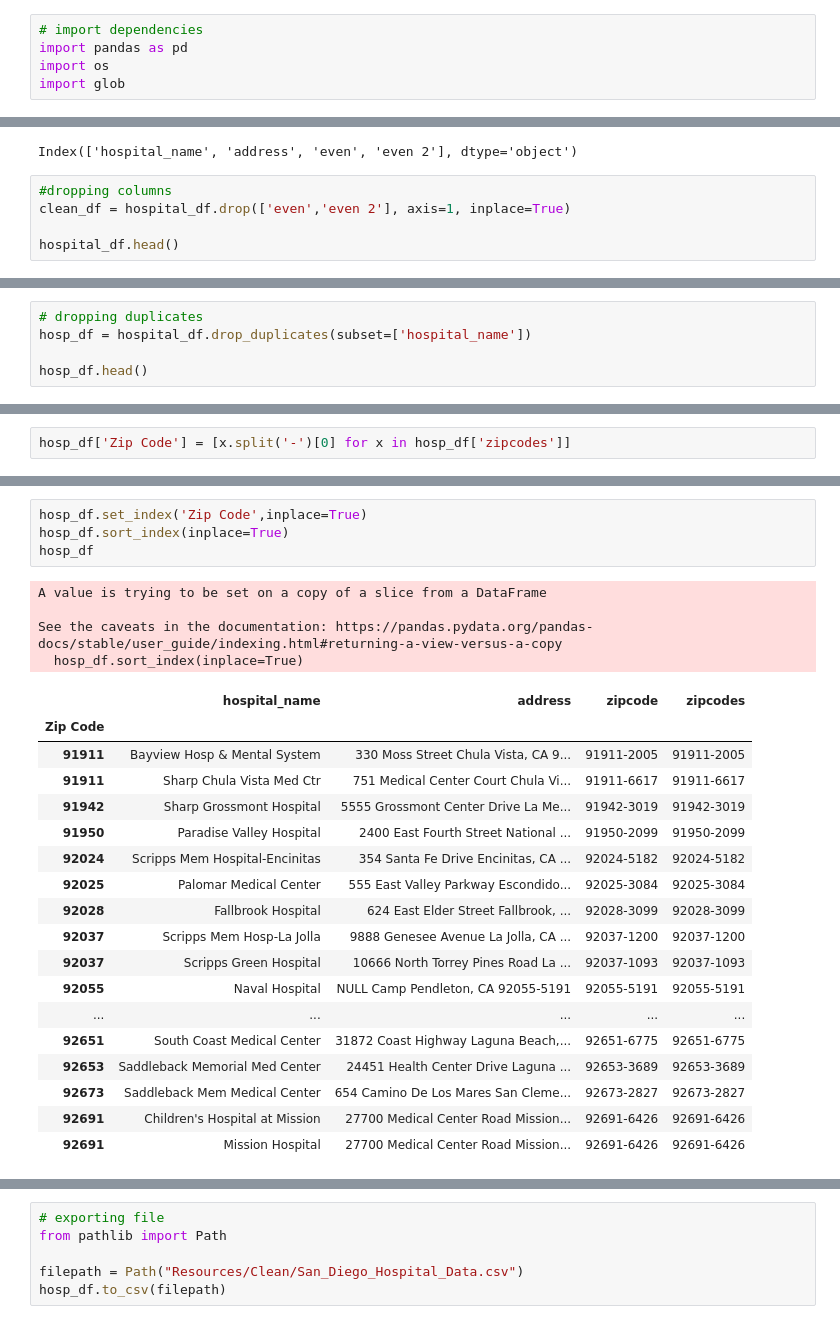
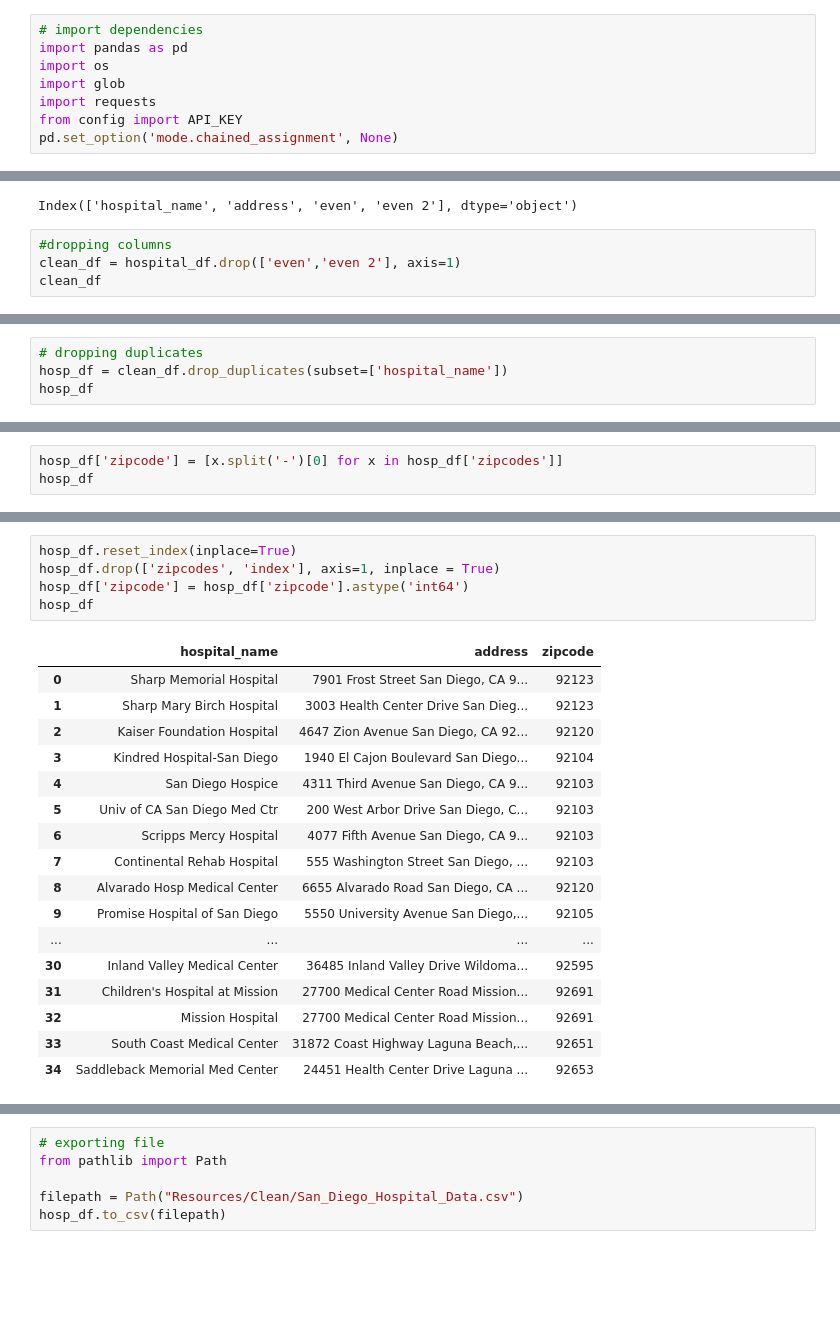
Before and after one commit to tsmtruong/final-project, a Jupyter notebook: Clean_Hospitals.ipynb, the cells around one changed output, grey strips where cells are left out. Saved outputs shown, nothing was run; the diff lists cells and outputs as text; blank space fills up the shorter version.

Commit message:
Clean Hospotals with GEO

```diff
--- a/Clean_Hospitals.ipynb
+++ b/Clean_Hospitals.ipynb
@@ -3,6 +3,9 @@
 import pandas as pd
 import os
 import glob
+import requests
+from config import API_KEY
+pd.set_option('mode.chained_assignment', None)
 # %%
 # setting path
 files = os.path.join("Resources/RAW/hospitals/ushospitalfinder*")
@@ -32,9 +35,8 @@ print(hospital_df.keys())
 Index(['hospital_name', 'address', 'even', 'even 2'], dtype='object')
 # %%
 #dropping columns
-clean_df = hospital_df.drop(['even','even 2'], axis=1, inplace=True)
-
-hospital_df.head()
+clean_df = hospital_df.drop(['even','even 2'], axis=1)
+clean_df
 # %% [output]
 |  | hospital_name | address |
 | 0 | Sharp Memorial Hospital | 7901 Frost Street San Diego, CA 9... |
@@ -45,8 +54,7 @@ hospital_df.head()
 # %%
 # dropping duplicates
-hosp_df = hospital_df.drop_duplicates(subset=['hospital_name'])
-
-hosp_df.head()
+hosp_df = clean_df.drop_duplicates(subset=['hospital_name'])
+hosp_df
 # %% [output]
 |  | hospital_name | address |
 | 0 | Sharp Memorial Hospital | 7901 Frost Street San Diego, CA 9... |
@@ -112,5 +123,6 @@ See the caveats in the documentation: https://pandas.pydata.org/pandas-docs/stab
 | 69 | South Coast Medical Center | 31872 Coast Highway Laguna Beach,... | 92651-6775 | 92651-6775 |
 | 71 | Saddleback Memorial Med Center | 24451 Health Center Drive Laguna ... | 92653-3689 | 92653-3689 |
 # %%
-hosp_df['Zip Code'] = [x.split('-')[0] for x in hosp_df['zipcodes']]
+hosp_df['zipcode'] = [x.split('-')[0] for x in hosp_df['zipcodes']]
+hosp_df
 # %% [output]
@@ -122,27 +146,23 @@ See the caveats in the documentation: https://pandas.pydata.org/pandas-docs/stab
 # %%
-hosp_df.set_index('Zip Code',inplace=True)
-hosp_df.sort_index(inplace=True)
+hosp_df.reset_index(inplace=True)
+hosp_df.drop(['zipcodes', 'index'], axis=1, inplace = True)
+hosp_df['zipcode'] = hosp_df['zipcode'].astype('int64')
 hosp_df
 # %% [output]
-A value is trying to be set on a copy of a slice from a DataFrame
-
-See the caveats in the documentation: https://pandas.pydata.org/pandas-docs/stable/user_guide/indexing.html#returning-a-view-versus-a-copy
-  hosp_df.sort_index(inplace=True)
-|  | hospital_name | address | zipcode | zipcodes |
-| Zip Code |  |  |  |  |
-| 91911 | Bayview Hosp & Mental System | 330 Moss Street Chula Vista, CA 9... | 91911-2005 | 91911-2005 |
-| 91911 | Sharp Chula Vista Med Ctr | 751 Medical Center Court Chula Vi... | 91911-6617 | 91911-6617 |
-| 91942 | Sharp Grossmont Hospital | 5555 Grossmont Center Drive La Me... | 91942-3019 | 91942-3019 |
-| 91950 | Paradise Valley Hospital | 2400 East Fourth Street National ... | 91950-2099 | 91950-2099 |
-| 92024 | Scripps Mem Hospital-Encinitas | 354 Santa Fe Drive Encinitas, CA ... | 92024-5182 | 92024-5182 |
-| 92025 | Palomar Medical Center | 555 East Valley Parkway Escondido... | 92025-3084 | 92025-3084 |
-| 92028 | Fallbrook Hospital | 624 East Elder Street Fallbrook, ... | 92028-3099 | 92028-3099 |
-| 92037 | Scripps Mem Hosp-La Jolla | 9888 Genesee Avenue La Jolla, CA ... | 92037-1200 | 92037-1200 |
-| 92037 | Scripps Green Hospital | 10666 North Torrey Pines Road La ... | 92037-1093 | 92037-1093 |
-| 92055 | Naval Hospital | NULL Camp Pendleton, CA 92055-5191 | 92055-5191 | 92055-5191 |
-| ... | ... | ... | ... | ... |
-| 92651 | South Coast Medical Center | 31872 Coast Highway Laguna Beach,... | 92651-6775 | 92651-6775 |
-| 92653 | Saddleback Memorial Med Center | 24451 Health Center Drive Laguna ... | 92653-3689 | 92653-3689 |
-| 92673 | Saddleback Mem Medical Center | 654 Camino De Los Mares San Cleme... | 92673-2827 | 92673-2827 |
-| 92691 | Children's Hospital at Mission | 27700 Medical Center Road Mission... | 92691-6426 | 92691-6426 |
-| 92691 | Mission Hospital | 27700 Medical Center Road Mission... | 92691-6426 | 92691-6426 |
+|  | hospital_name | address | zipcode |
+| 0 | Sharp Memorial Hospital | 7901 Frost Street San Diego, CA 9... | 92123 |
+| 1 | Sharp Mary Birch Hospital | 3003 Health Center Drive San Dieg... | 92123 |
+| 2 | Kaiser Foundation Hospital | 4647 Zion Avenue San Diego, CA 92... | 92120 |
+| 3 | Kindred Hospital-San Diego | 1940 El Cajon Boulevard San Diego... | 92104 |
+| 4 | San Diego Hospice | 4311 Third Avenue San Diego, CA 9... | 92103 |
+| 5 | Univ of CA San Diego Med Ctr | 200 West Arbor Drive San Diego, C... | 92103 |
+| 6 | Scripps Mercy Hospital | 4077 Fifth Avenue San Diego, CA 9... | 92103 |
+| 7 | Continental Rehab Hospital | 555 Washington Street San Diego, ... | 92103 |
+| 8 | Alvarado Hosp Medical Center | 6655 Alvarado Road San Diego, CA ... | 92120 |
+| 9 | Promise Hospital of San Diego | 5550 University Avenue San Diego,... | 92105 |
+| ... | ... | ... | ... |
+| 30 | Inland Valley Medical Center | 36485 Inland Valley Drive Wildoma... | 92595 |
+| 31 | Children's Hospital at Mission | 27700 Medical Center Road Mission... | 92691 |
+| 32 | Mission Hospital | 27700 Medical Center Road Mission... | 92691 |
+| 33 | South Coast Medical Center | 31872 Coast Highway Laguna Beach,... | 92651 |
+| 34 | Saddleback Memorial Med Center | 24451 Health Center Drive Laguna ... | 92653 |
```
Also changed, not shown: parts of 11 cells of this notebook, 1 other file.
